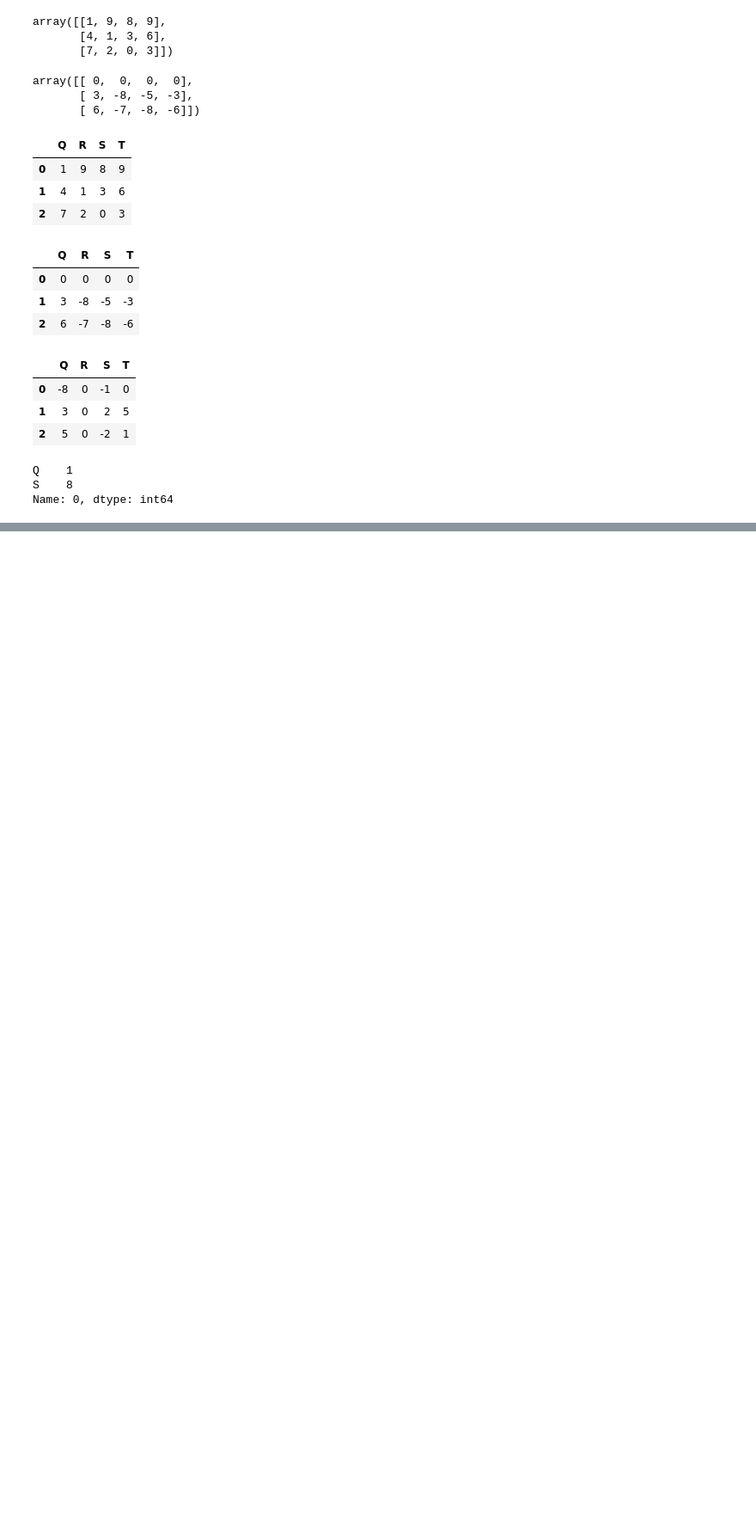
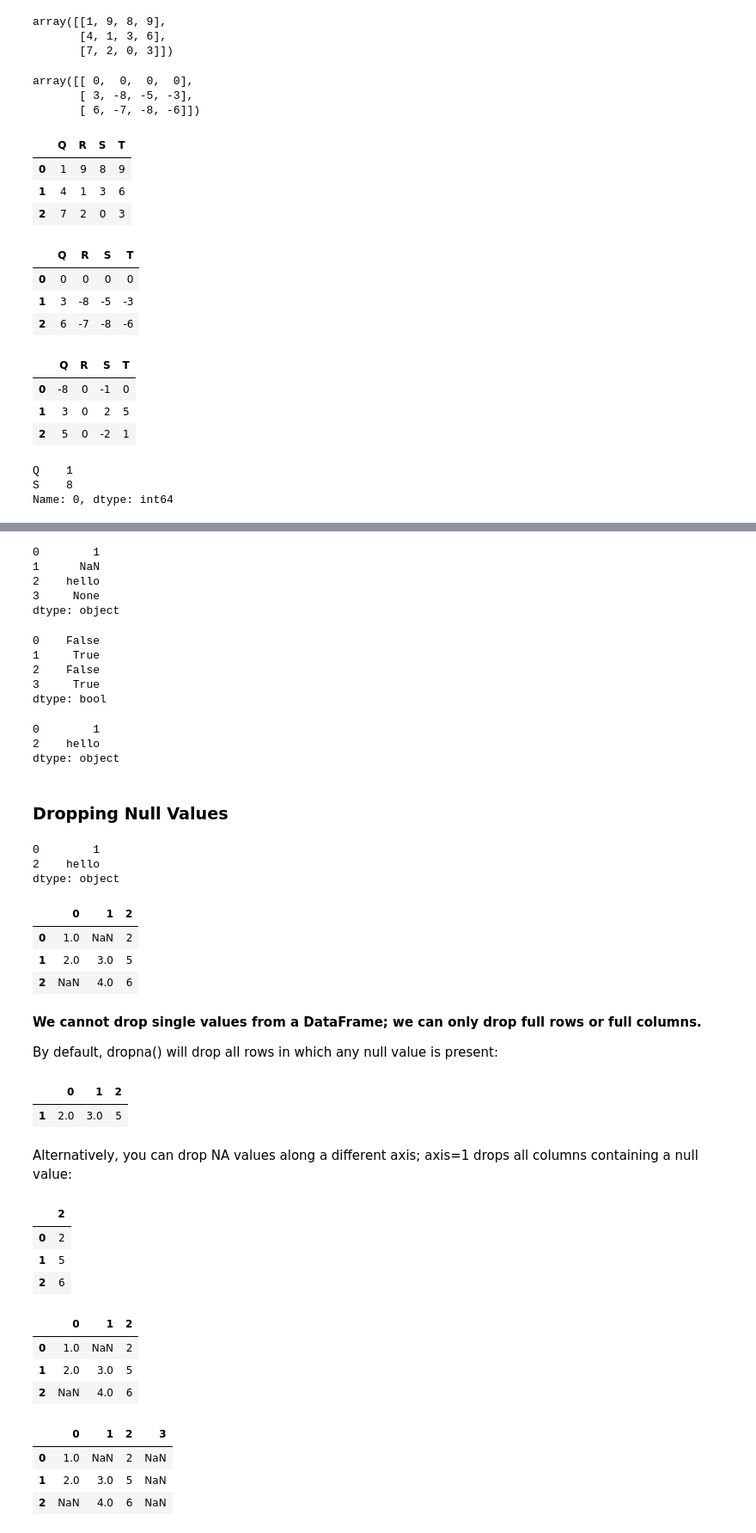
Before and after one commit to finesketch/data_science, a Jupyter notebook: Python_Data_Science_Handbook/03_Data_Manipulation_with_Pandas.ipynb, the cells around one changed output, grey strips where cells are left out. Shown at 86% size. Drawn from its saved outputs; the diff is of its cells as text; code cells hidden in the pictures; blank space fills up the shorter version.

```diff
--- a/Python_Data_Science_Handbook/03_Data_Manipulation_with_Pandas.ipynb
+++ b/Python_Data_Science_Handbook/03_Data_Manipulation_with_Pandas.ipynb
@@ -887,0 +997,76 @@ Name: 0, dtype: int64
+# %%
+data = pd.Series([1, np.nan, 'hello', None])
+data
+# %% [output]
+0        1
+1      NaN
+2    hello
+3     None
+dtype: object
+# %%
+data.isnull()
+# %% [output]
+0    False
+1     True
+2    False
+3     True
+dtype: bool
+# %%
+data[data.notnull()]
+# %% [output]
+0        1
+2    hello
+dtype: object
+# %% [markdown]
+### Dropping Null Values
+# %%
+data = pd.Series([1, np.nan, 'hello', None])
+
+data.dropna()
+# %% [output]
+0        1
+2    hello
+dtype: object
+# %%
+df = pd.DataFrame([[1,      np.nan,   2],
+                   [2,      3,        5],
+                   [np.nan, 4,        6]])
+df
+# %% [output]
+|  | 0 | 1 | 2 |
+| 0 | 1.0 | NaN | 2 |
+| 1 | 2.0 | 3.0 | 5 |
+| 2 | NaN | 4.0 | 6 |
+# %% [markdown]
+**We cannot drop single values from a DataFrame; we can only drop full rows or full columns.**
+
+By default, dropna() will drop all rows in which any null value is present:
+# %%
+df.dropna() # not in-place update
+# %% [output]
+|  | 0 | 1 | 2 |
+| 1 | 2.0 | 3.0 | 5 |
+# %% [markdown]
+Alternatively, you can drop NA values along a different axis; axis=1 drops all columns containing a null value:
+# %%
+df.dropna(axis='columns') # not in-place update
+# %% [output]
+|  | 2 |
+| 0 | 2 |
+| 1 | 5 |
+| 2 | 6 |
+# %%
+df
+# %% [output]
+|  | 0 | 1 | 2 |
+| 0 | 1.0 | NaN | 2 |
+| 1 | 2.0 | 3.0 | 5 |
+| 2 | NaN | 4.0 | 6 |
+# %%
+df[3] = np.nan # add a new column (3) with NaN value
+df
+# %% [output]
+|  | 0 | 1 | 2 | 3 |
+| 0 | 1.0 | NaN | 2 | NaN |
+| 1 | 2.0 | 3.0 | 5 | NaN |
+| 2 | NaN | 4.0 | 6 | NaN |
```
Also changed, not shown: parts of 32 cells of this notebook.
